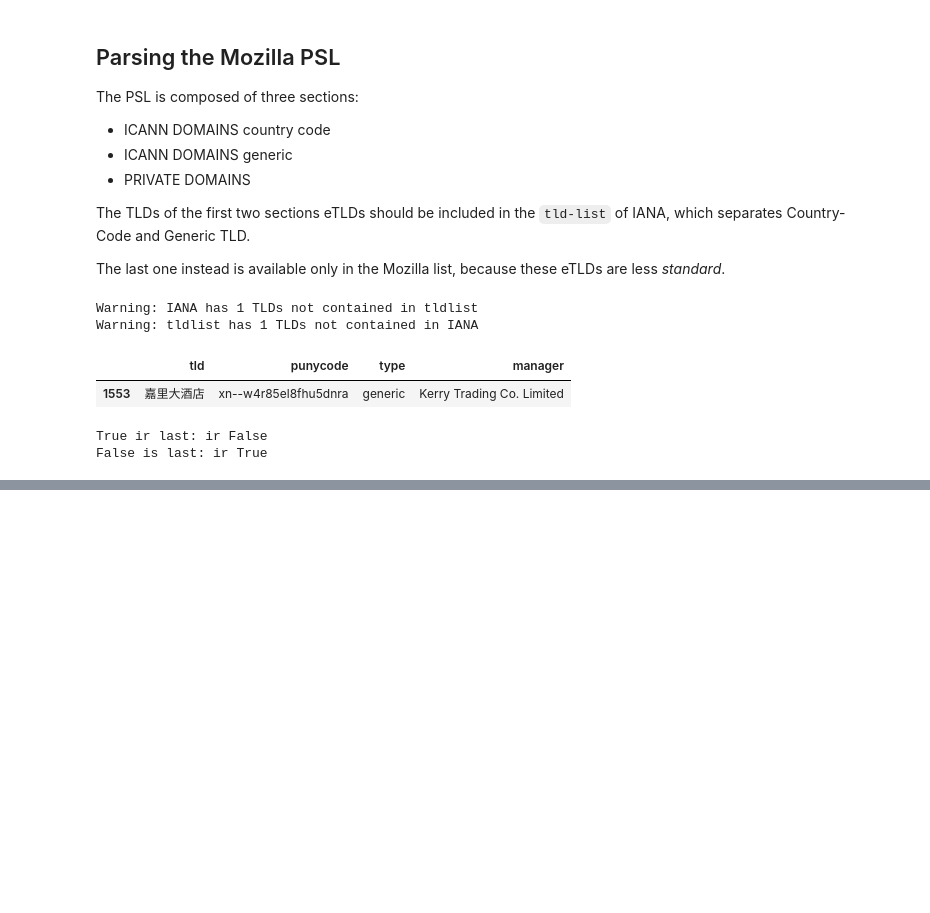
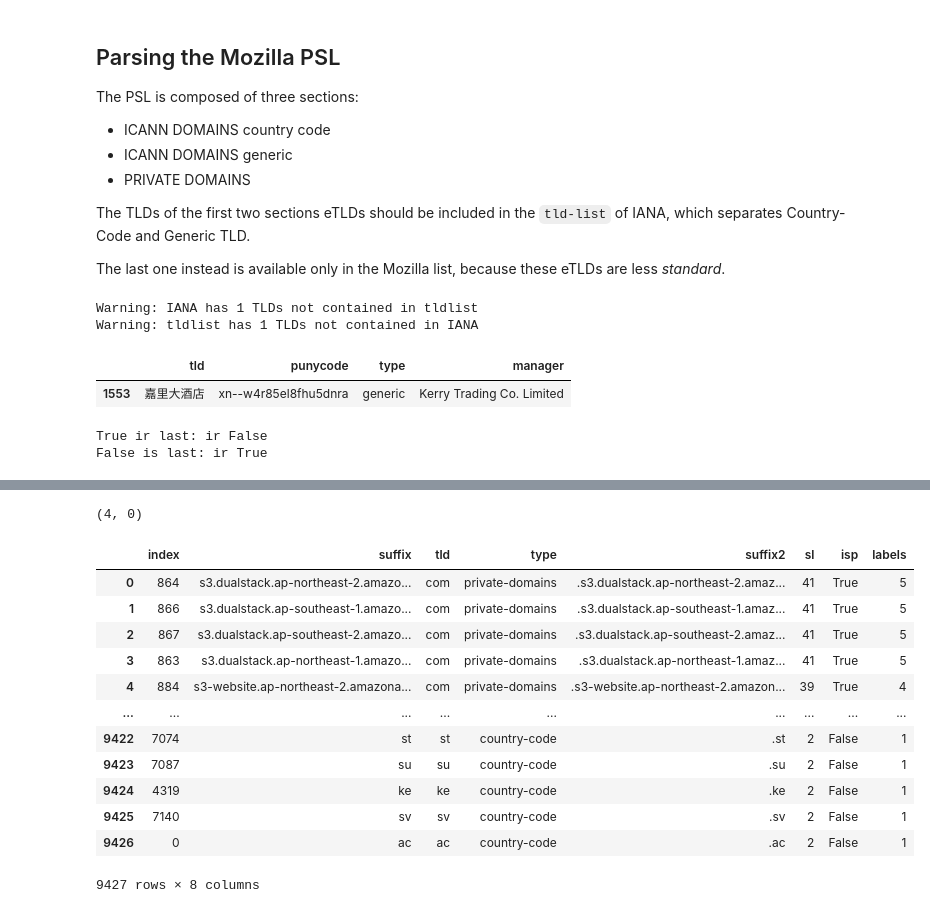
Before and after one commit to princio/pslregex, a Jupyter notebook: notebook.ipynb, the cells around one changed output, grey strips where cells are left out. Cells and saved outputs as stored; diff of their text form; code cells hidden in the pictures; blank space fills up the shorter version.

Commit message:
regex edit

```diff
--- a/notebook.ipynb
+++ b/notebook.ipynb
@@ -186,11 +188,10 @@ False is last: ir True
 df = df_etld.merge(df_tld, left_on='tld', right_on='tld', suffixes=['_etld', '_tld'], how='outer')
 
 df['from_psl'] = ~df['type_etld'].isna()
-df['from_iana'] = ~df['type_tld'].isna()
+df['from_iana'] = (~df['type_tld'].isna()) & (df['tld'] == df['suffix'])
 
 if ((df['from_psl'] == False) & (df['from_iana'] == False)).sum() > 0:
     print('Warning: something is wrong')
-
 
 df = df.reset_index(drop=True)
 
@@ -223,4 +224,6 @@ df = df.fillna('')
 df.to_csv('tld_and_suffixes.csv')
 
 df[df['from_psl'] ^ df['from_iana']].to_csv('differents.csv')
+
+df_etld = df.copy()
 # %% [output]
@@ -227,0 +232,71 @@ Info: there are 105 NaN Suffixes
+# %%
+import time
+
+times = {}
+starts = {}
+def tstart(label):
+    starts[label] = time.time()
+def tstop(label):
+    if label not in times: times[label] = 0
+    times[label] += time.time() - starts[label]
+
+ds['tld'] = ds.dn.apply(lambda dn: dn[1 + dn.rfind('.'):])
+
+# ds_label = ('@@.@@.@@.' + ds['dn']).str.rsplit('.', 3, expand=True).replace(r'@@(?:\.@@)*', None, regex=True)
+# ds_label = ds_label[ds_label.columns[::-1]]
+
+# df_label = ('@@.@@.@@.' + df['suffix']).str.rsplit('.', 3, expand=True).replace(r'@@(?:\.@@)*', None, regex=True)
+# df_label = df_label[df_label.columns[::-1]]
+
+df = df_etld.copy()
+
+masks = {}
+df['suffix2'] = '.' + df.suffix.str.replace(r'^\*.', '', regex=True)
+df['sl'] = df.suffix.apply(len)
+
+df = df.sort_values(by='sl', ascending=False)
+df['isp'] = df.type == 'private-domains'
+df = df[['suffix', 'tld', 'type', 'suffix2', 'sl', 'isp']]
+df['labels'] = df.suffix2.str.count('\.')
+df = df.reset_index()
+
+df_pv = df[df.isp == True]
+df_npvt = df[df.isp == False]
+for tld in df.tld.drop_duplicates().values:
+    masks[tld] = {
+        'pvt': df[df.isp & (df.tld == tld)].copy(),
+        'npvt': df[(~df.isp) & (df.tld == tld)].copy(),
+    }
+
+
+masks2 = {}
+for tld in df.tld.drop_duplicates().values:
+    masks2[tld] = df[df.tld == tld]
+ok = []
+
+ds[['suffix_npvt', 'suffix_pvt', 'type_npvt', 'type_pvt']] = ''
+
+col_suffix2 = df.columns.to_list().index('suffix2')
+col_index = df.columns.to_list().index('index')
+
+col_suffix2, col_index
+# %% [output]
+(4, 0)
+# %%
+
+
+df
+# %% [output]
+|  | index | suffix | tld | type | suffix2 | sl | isp | labels |
+| 0 | 864 | s3.dualstack.ap-northeast-2.amazo... | com | private-domains | .s3.dualstack.ap-northeast-2.amaz... | 41 | True | 5 |
+| 1 | 866 | s3.dualstack.ap-southeast-1.amazo... | com | private-domains | .s3.dualstack.ap-southeast-1.amaz... | 41 | True | 5 |
+| 2 | 867 | s3.dualstack.ap-southeast-2.amazo... | com | private-domains | .s3.dualstack.ap-southeast-2.amaz... | 41 | True | 5 |
+| 3 | 863 | s3.dualstack.ap-northeast-1.amazo... | com | private-domains | .s3.dualstack.ap-northeast-1.amaz... | 41 | True | 5 |
+| 4 | 884 | s3-website.ap-northeast-2.amazona... | com | private-domains | .s3-website.ap-northeast-2.amazon... | 39 | True | 4 |
+| ... | ... | ... | ... | ... | ... | ... | ... | ... |
+| 9422 | 7074 | st | st | country-code | .st | 2 | False | 1 |
+| 9423 | 7087 | su | su | country-code | .su | 2 | False | 1 |
+| 9424 | 4319 | ke | ke | country-code | .ke | 2 | False | 1 |
+| 9425 | 7140 | sv | sv | country-code | .sv | 2 | False | 1 |
+| 9426 | 0 | ac | ac | country-code | .ac | 2 | False | 1 |
+9427 rows × 8 columns
```
Also changed, not shown: parts of 13 cells of this notebook.
